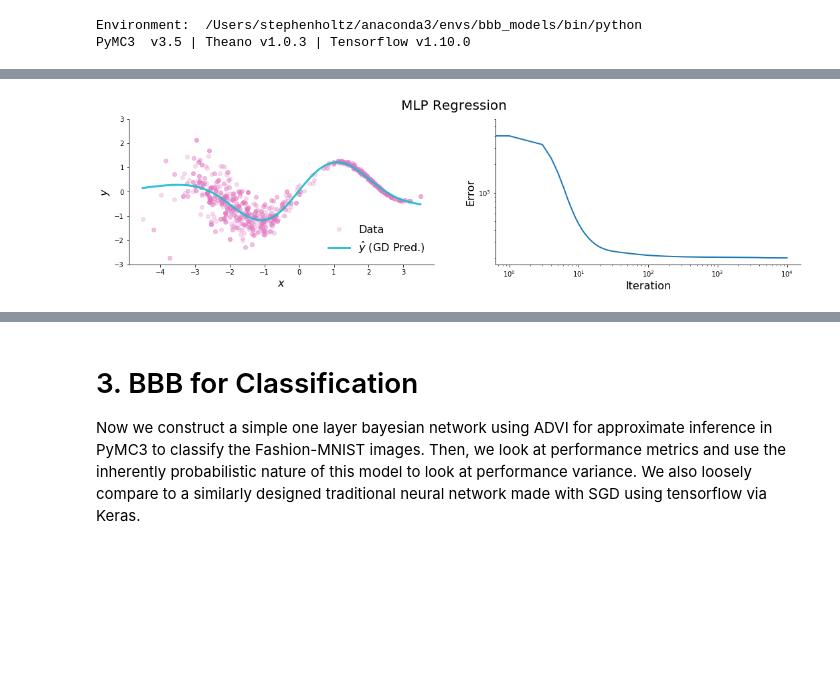
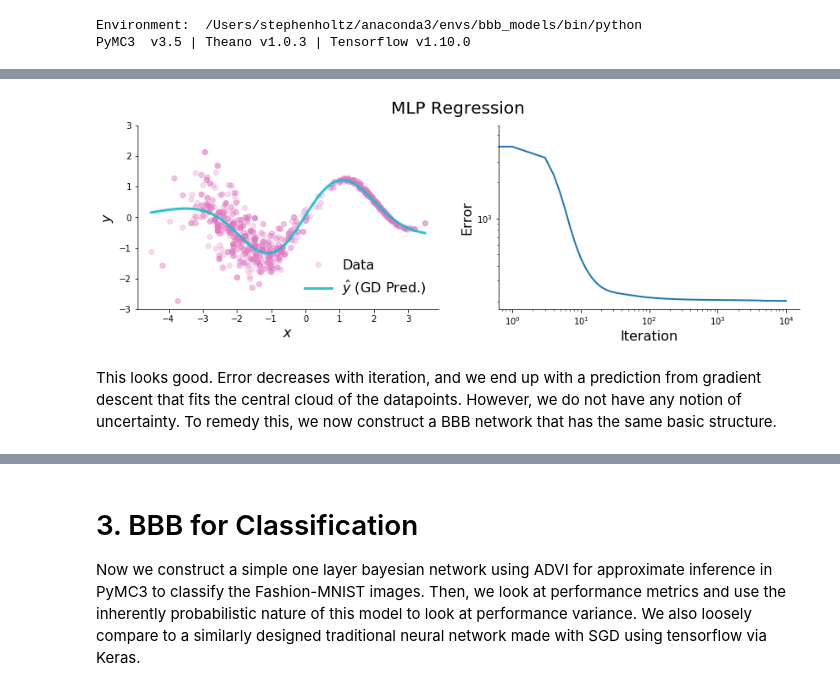
Before and after one commit to chongguo/ADVI-pymc3-Fashion-MNIST, a Jupyter notebook: BBB_tutorial.ipynb, the cells around one changed output, grey strips where cells are left out. Cells and saved outputs as stored; diff of their text form; code cells hidden in the pictures; blank space fills up the shorter version.

```diff
--- a/BBB_tutorial.ipynb
+++ b/BBB_tutorial.ipynb
@@ -215,41 +215,43 @@ class MLP():
 # Now we run the MLP and keep track of the error
 net_GD = MLP(20,x.shape[0],1e-4)
 nepoch = 10000
-err = np.zeros((nepoch,1))
+err_gd = np.zeros((nepoch,1))
 for i in tqdm(range(nepoch)):
     net_GD.forward(x)
-    err[i] = net_GD.backward(y)
+    err_gd[i] = net_GD.backward(y)
 
 x_grid = np.linspace(np.min(x),np.max(x),1000).reshape((1000,-1))
 y_pred = net_GD.predict(x_grid)
 # %%
 # plot the gradient descent output
-figsize = (18,4); fontsize = 16;
+figsize = (14,4); fontsize = 16;
 f, axs = plt.subplots(1, 2, figsize=figsize);
 
 ax = axs[0]
 xs = np.linspace(-4,3.5,num=1000)
 
 plt1,=ax.plot(x,y,'o',alpha=0.25,color='C6',label='Data')
 plt2,=ax.plot(x_grid,y_pred,linewidth=3,color='C9',alpha=0.9,label=r'$\hat{y}$ (GD Pred.)')
 ax.set_xlabel("$x$",fontsize=fontsize)
 ax.set_ylabel("$y$",fontsize=fontsize)
 ax.set_ylim(bottom=-3,top=3)
 ax.legend(frameon=False,fontsize=fontsize);
 sns.despine();
 
 ax = axs[1]
-ax.plot(err,linewidth=2,color='C0')
+ax.plot(err_gd,linewidth=2,color='C0')
 ax.set_xlabel("Iteration",fontsize=fontsize)
 ax.set_ylabel("Error",fontsize=fontsize)
 ax.set_yscale('log')
 ax.set_xscale('log')
 ax.spines['top'].set_visible(False);
 ax.spines['right'].set_visible(False);
 
 f.suptitle("MLP Regression",fontsize=fontsize+4);
 # %% [output]
-[figure, old version]
+[figure, new version]
+# %% [markdown]
+This looks good. Error decreases with iteration, and we end up with a prediction from gradient descent that fits the central cloud of the datapoints. However, we do not have any notion of uncertainty. To remedy this, we now construct a BBB network that has the same basic structure.
 # %%
 sr = lambda x: np.log(1+np.exp(x))+1e-8
 dsr = lambda x: 1/(1+np.exp(-x))+1e-8
```
Also changed, not shown: parts of 86 cells of this notebook.
